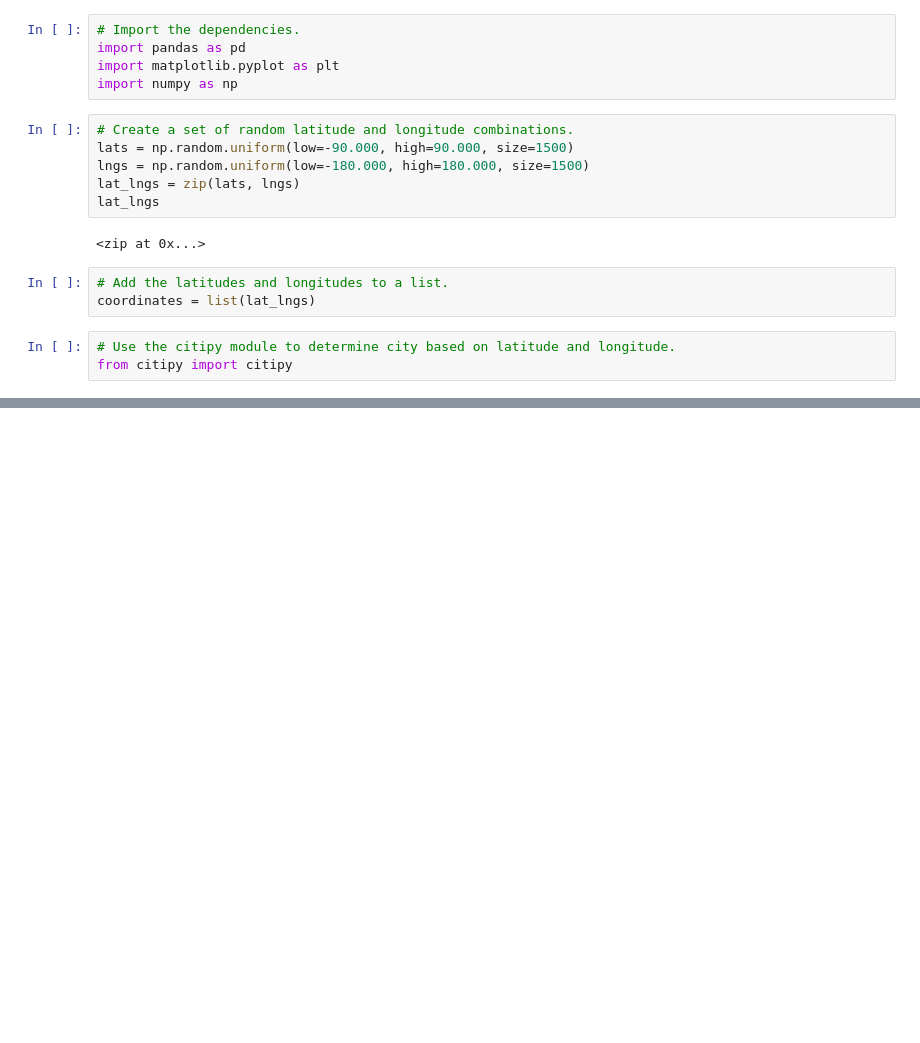
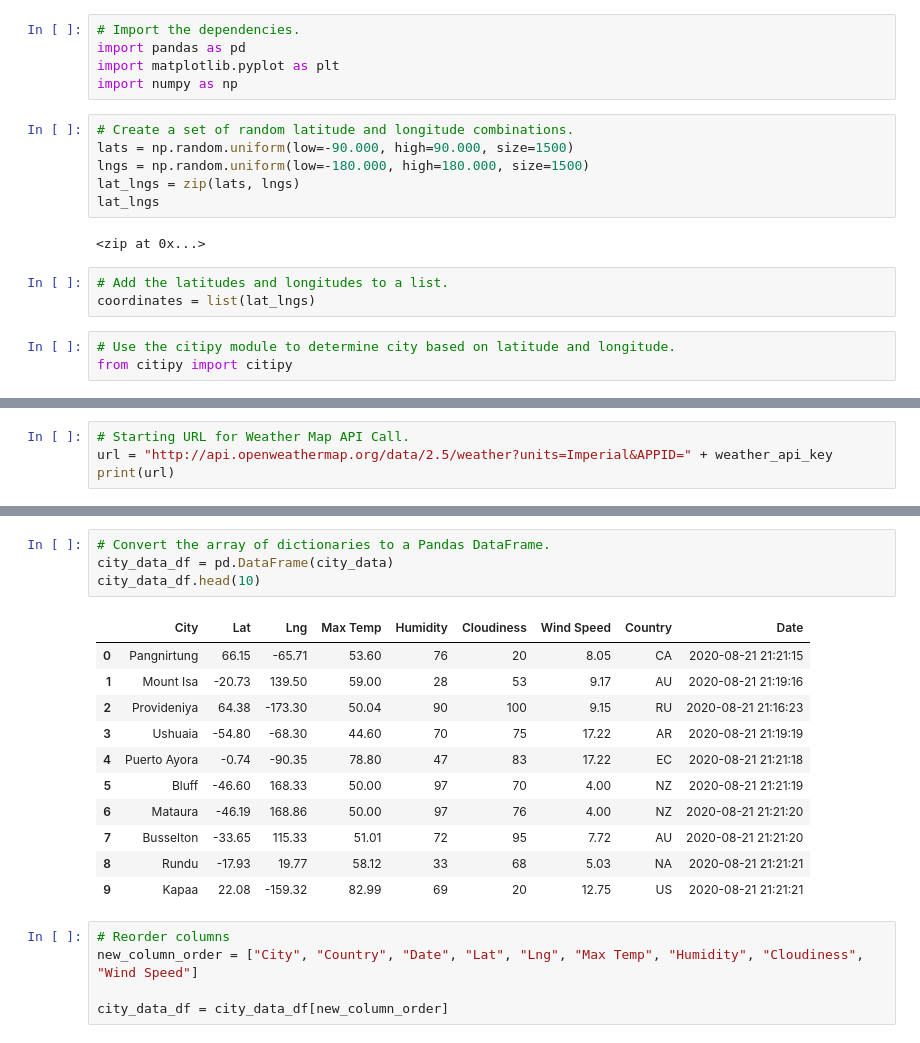
Before and after one commit to ilianaportugal/World_Weather_Analysis, a Jupyter notebook: WeatherPy.ipynb, the cells around one changed output, grey strips where cells are left out. Drawn from its saved outputs; the diff is of its cells as text; blank space fills up the shorter version.

Commit message:
adding WeatherPy file

```diff
--- a/WeatherPy.ipynb
+++ b/WeatherPy.ipynb
@@ -33,0 +40,4 @@ len(cities)
+# %%
+# Starting URL for Weather Map API Call.
+url = "http://api.openweathermap.org/data/2.5/weather?units=Imperial&APPID=" + weather_api_key
+print(url)
@@ -33,0 +127,21 @@ len(cities)
+# %%
+# Convert the array of dictionaries to a Pandas DataFrame.
+city_data_df = pd.DataFrame(city_data)
+city_data_df.head(10)
+# %% [output]
+|  | City | Lat | Lng | Max Temp | Humidity | Cloudiness | Wind Speed | Country | Date |
+| 0 | Pangnirtung | 66.15 | -65.71 | 53.60 | 76 | 20 | 8.05 | CA | 2020-08-21 21:21:15 |
+| 1 | Mount Isa | -20.73 | 139.50 | 59.00 | 28 | 53 | 9.17 | AU | 2020-08-21 21:19:16 |
+| 2 | Provideniya | 64.38 | -173.30 | 50.04 | 90 | 100 | 9.15 | RU | 2020-08-21 21:16:23 |
+| 3 | Ushuaia | -54.80 | -68.30 | 44.60 | 70 | 75 | 17.22 | AR | 2020-08-21 21:19:19 |
+| 4 | Puerto Ayora | -0.74 | -90.35 | 78.80 | 47 | 83 | 17.22 | EC | 2020-08-21 21:21:18 |
+| 5 | Bluff | -46.60 | 168.33 | 50.00 | 97 | 70 | 4.00 | NZ | 2020-08-21 21:21:19 |
+| 6 | Mataura | -46.19 | 168.86 | 50.00 | 97 | 76 | 4.00 | NZ | 2020-08-21 21:21:20 |
+| 7 | Busselton | -33.65 | 115.33 | 51.01 | 72 | 95 | 7.72 | AU | 2020-08-21 21:21:20 |
+| 8 | Rundu | -17.93 | 19.77 | 58.12 | 33 | 68 | 5.03 | NA | 2020-08-21 21:21:21 |
+| 9 | Kapaa | 22.08 | -159.32 | 82.99 | 69 | 20 | 12.75 | US | 2020-08-21 21:21:21 |
+# %%
+# Reorder columns
+new_column_order = ["City", "Country", "Date", "Lat", "Lng", "Max Temp", "Humidity", "Cloudiness", "Wind Speed"]
+
+city_data_df = city_data_df[new_column_order]
```
Also changed, not shown: parts of 7 cells of this notebook.
